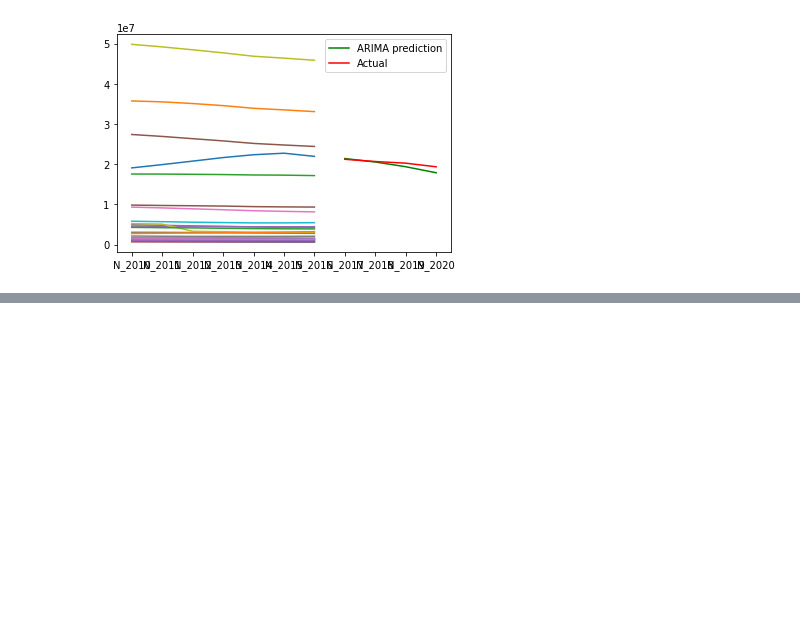
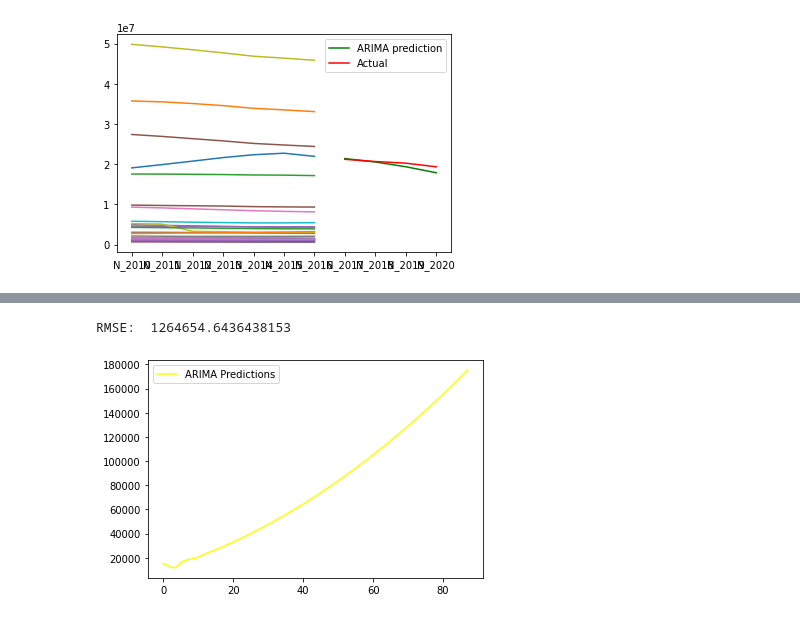
Before and after one commit to ljstaib/cs506-finalProject, a Jupyter notebook: Deliverable-5/Prediction.ipynb, the cells around one changed output, grey strips where cells are left out. Drawn from its saved outputs; the diff is of its cells as text; code cells hidden in the pictures; blank space fills up the shorter version.

Commit message:
Trying to apply prediction model to immigration data with little success

```diff
--- a/Deliverable-5/Prediction.ipynb
+++ b/Deliverable-5/Prediction.ipynb
@@ -724,0 +766,3 @@ plt.legend()
+# %%
+train = df[df.columns[1:18]] # 1820-1829 to 1980-1989
+test = df[df.columns[18:20]] # 1990-1999 to 2010-2020
@@ -724,0 +771,18 @@ plt.legend()
+# %%
+# Use ARIMA again
+ARIMAmodel = ARIMA(train['1820 to 1829'].astype(float), order = (6, 3, 3))
+ARIMAmodel = ARIMAmodel.fit()
+
+y_pred = ARIMAmodel.get_forecast(len(test.index))
+y_pred_df = y_pred.conf_int(alpha = 0.05)
+y_pred_df["Predictions"] = ARIMAmodel.predict(start = y_pred_df.index[0], end = y_pred_df.index[-1])
+y_pred_df.index = test.index
+y_pred_out = y_pred_df["Predictions"]
+plt.plot(y_pred_out, color='Yellow', label = 'ARIMA Predictions')
+plt.legend()
+
+arma_rmse = np.sqrt(mean_squared_error(test['1990 to 1999'].values, y_pred_df["Predictions"]))
+print("RMSE: ",arma_rmse)
+# %% [output]
+RMSE:  1264654.6436438153
+[figure, added]
```
Also changed, not shown: parts of 5 cells of this notebook.
